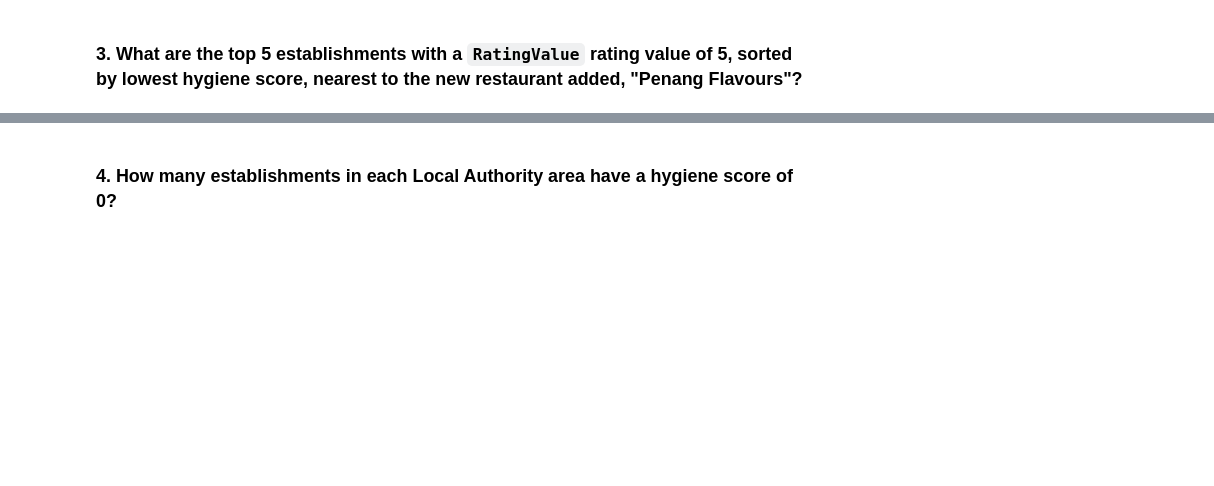
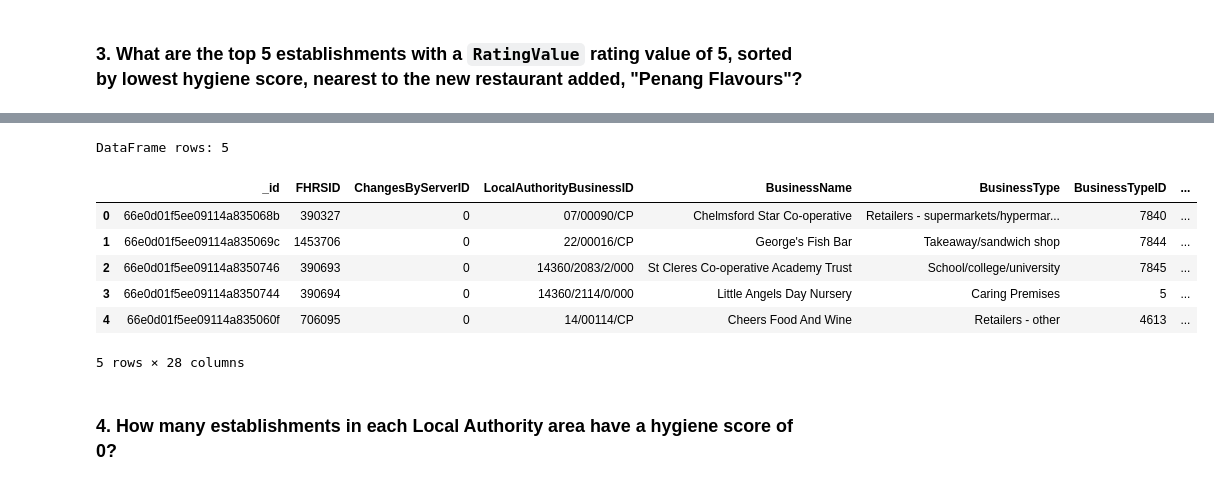
Before and after one commit to rmathena79/nosql-challenge, a Jupyter notebook: NoSQL_analysis_RPM.ipynb, the cells around one changed output, grey strips where cells are left out. Saved outputs shown, nothing was run; the diff lists cells and outputs as text; code cells hidden in the pictures; blank space fills up the shorter version.

```diff
--- a/NoSQL_analysis_RPM.ipynb
+++ b/NoSQL_analysis_RPM.ipynb
@@ -129,5 +171,21 @@ limit =
 # %%
-# Convert result to Pandas DataFrame
+# Convert the result to a Pandas DataFrame
+df = pd.DataFrame(results)
+
+# Display the number of rows in the DataFrame
+print(f'DataFrame rows: {len(df)}')
+
+# Display the first 10 rows of the DataFrame
+df.head(10)
+# %% [output]
+DataFrame rows: 5
+|  | _id | FHRSID | ChangesByServerID | LocalAuthorityBusinessID | BusinessName | BusinessType | BusinessTypeID | ... |
+| 0 | 66e0d01f5ee09114a835068b | 390327 | 0 | 07/00090/CP | Chelmsford Star Co-operative | Retailers - supermarkets/hypermar... | 7840 | ... |
+| 1 | 66e0d01f5ee09114a835069c | 1453706 | 0 | 22/00016/CP | George's Fish Bar | Takeaway/sandwich shop | 7844 | ... |
+| 2 | 66e0d01f5ee09114a8350746 | 390693 | 0 | 14360/2083/2/000 | St Cleres Co-operative Academy Trust | School/college/university | 7845 | ... |
+| 3 | 66e0d01f5ee09114a8350744 | 390694 | 0 | 14360/2114/0/000 | Little Angels Day Nursery | Caring Premises | 5 | ... |
+| 4 | 66e0d01f5ee09114a835060f | 706095 | 0 | 14/00114/CP | Cheers Food And Wine | Retailers - other | 4613 | ... |
+5 rows × 28 columns
 # %% [markdown]
 ### 4. How many establishments in each Local Authority area have a hygiene score of 0?
 # %%
```
Also changed, not shown: parts of 4 cells of this notebook.
